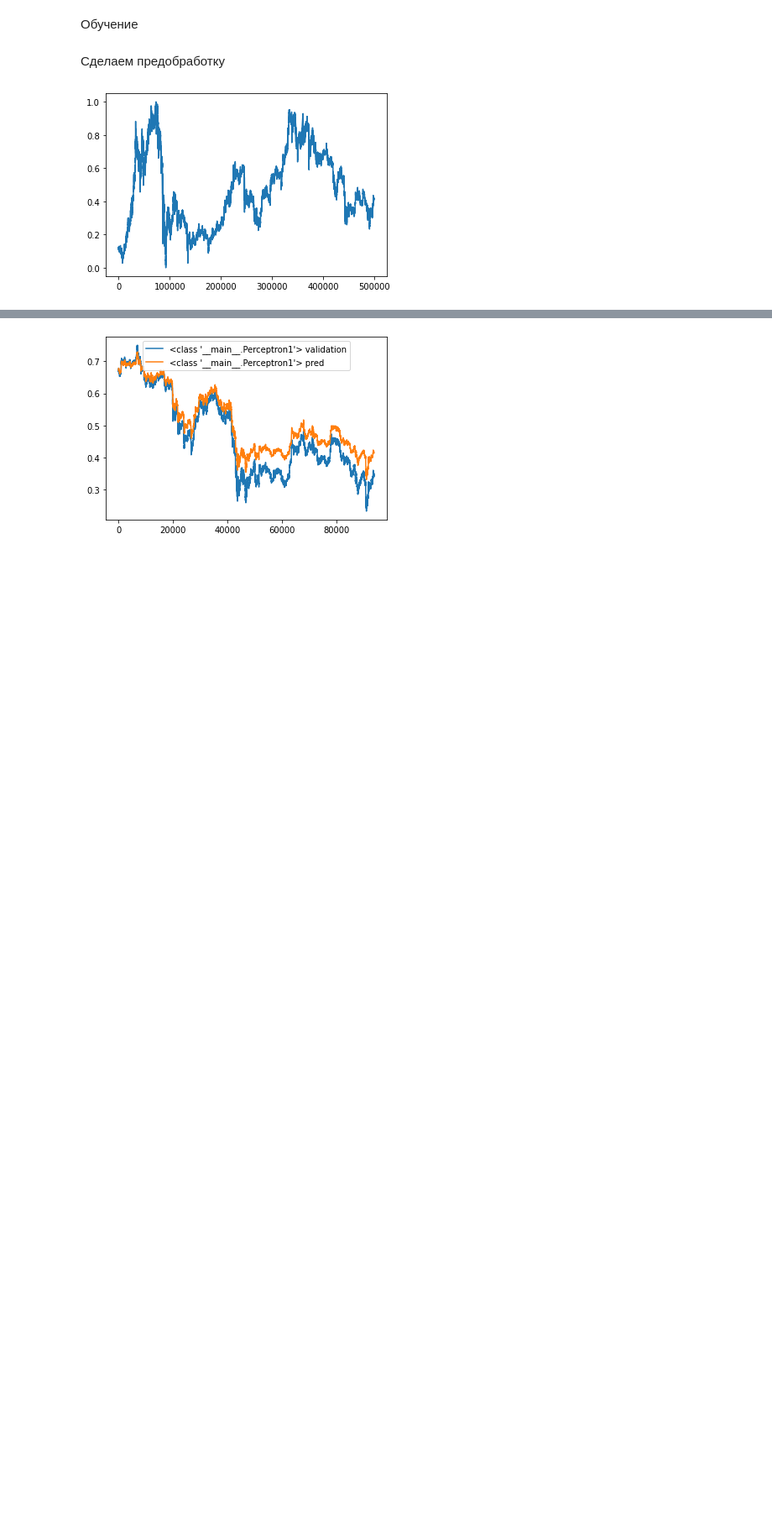
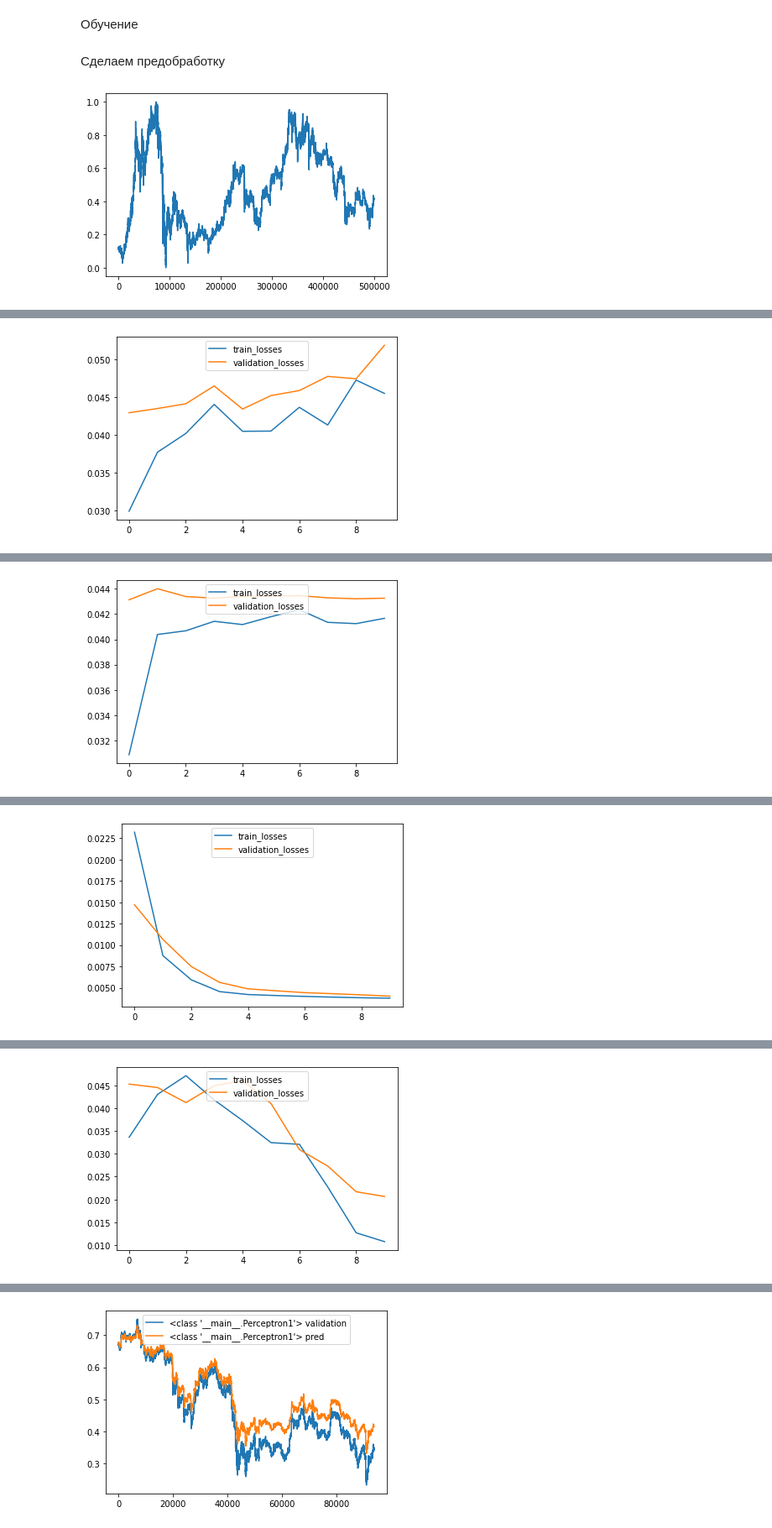
Before and after one commit to PeterLarochkin/discrete_structures, a Jupyter notebook: HM1/HM1.ipynb, the cells around one changed output, grey strips where cells are left out. Shown at 84% size. Saved outputs shown, nothing was run; the diff lists cells and outputs as text; code cells hidden in the pictures; blank space fills up the shorter version.

Commit message:
add models

```diff
--- a/HM1/HM1.ipynb
+++ b/HM1/HM1.ipynb
@@ -38,11 +38,11 @@ class Perceptron2(torch.nn.Module):
     def __init__(self, input_size=10, output_size=1):
         super(Perceptron2, self).__init__()
         self.fc1 = nn.Linear(input_size, 1000)
-        self.fc2 = nn.Linear(1000, 2000)
-        self.fc3 = nn.Linear(2000, 3000)
-        self.fc4 = nn.Linear(3000, 1000)
-        self.fc5 = nn.Linear(1000, 500)
-        self.fc6 = nn.Linear(500, output_size)
+        self.fc2 = nn.Linear(1000, 1500)
+        self.fc3 = nn.Linear(1500, 1000)
+        self.fc4 = nn.Linear(1000, 500)
+        self.fc5 = nn.Linear(500, 125)
+        self.fc6 = nn.Linear(125, output_size)
         self.act = nn.Sigmoid()
     def forward(self, x):
         x = self.fc1(x)
@@ -204,9 +204,10 @@ for model in MODELS:
     device = torch.device('cpu')
     batch_size= 100
     n_epochs= 10
-    optimizer = torch.optim.Adam(model.parameters(), lr=0.0001)
+    optimizer = torch.optim.Adam(model.parameters(), lr=0.0003)
     loss_function = torch.nn.L1Loss()
     done_model1, train_loss1, val_loss1 = to_train(model, n_epochs, device, x_train, y_train, x_validatation, y_validatation, batch_size, loss_function, optimizer)
     done_model1.eval()
     done_models.append(done_model1)
-    torch.save(done_model1.state_dict(), "models/{}".format(type(done_model1)))
+    torch.save(done_model1.state_dict(), "discrete_structures/HM1/models/{}".format(type(done_model1)))
+# %% [output]
@@ -212,0 +224 @@ for model in MODELS:
+[figure, added]
@@ -212,0 +235 @@ for model in MODELS:
+[figure, added]
@@ -212,0 +246 @@ for model in MODELS:
+[figure, added]
@@ -212,0 +257 @@ for model in MODELS:
+[figure, added]
```
Also changed, not shown: parts of 3 cells of this notebook, 7 other files.
